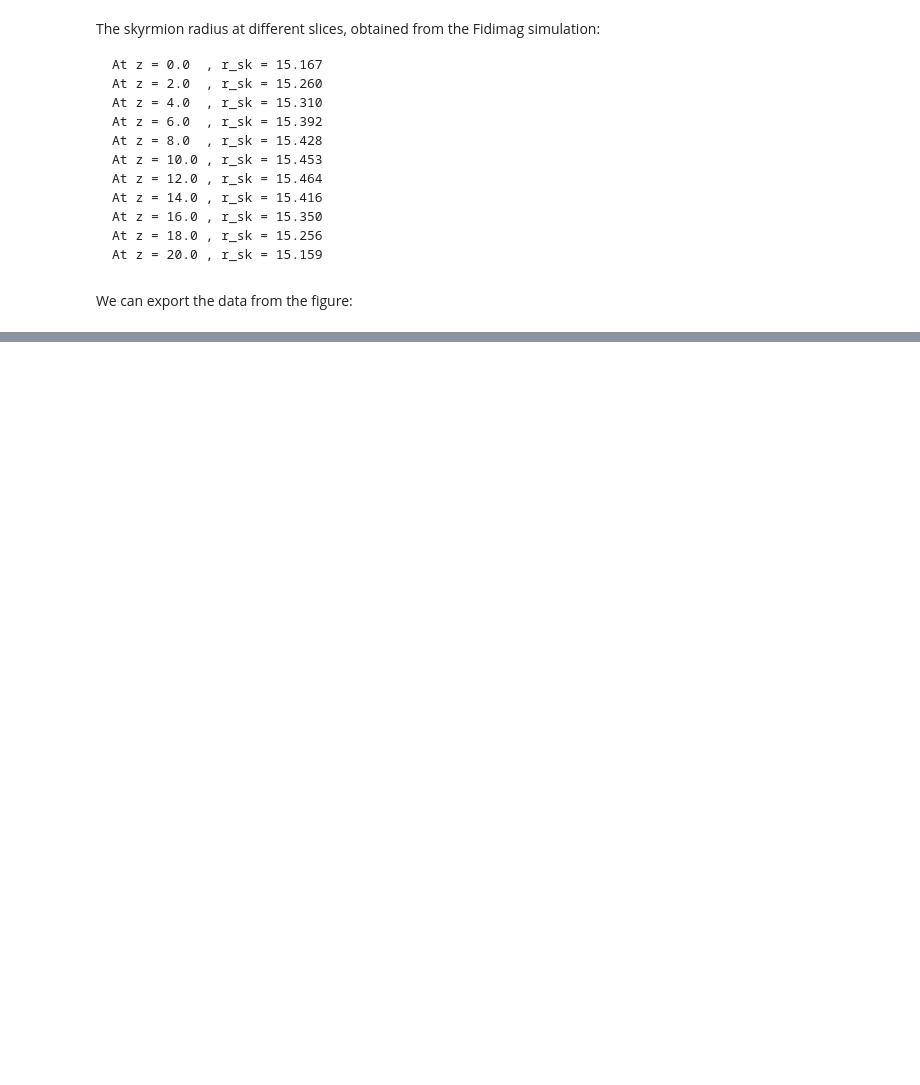
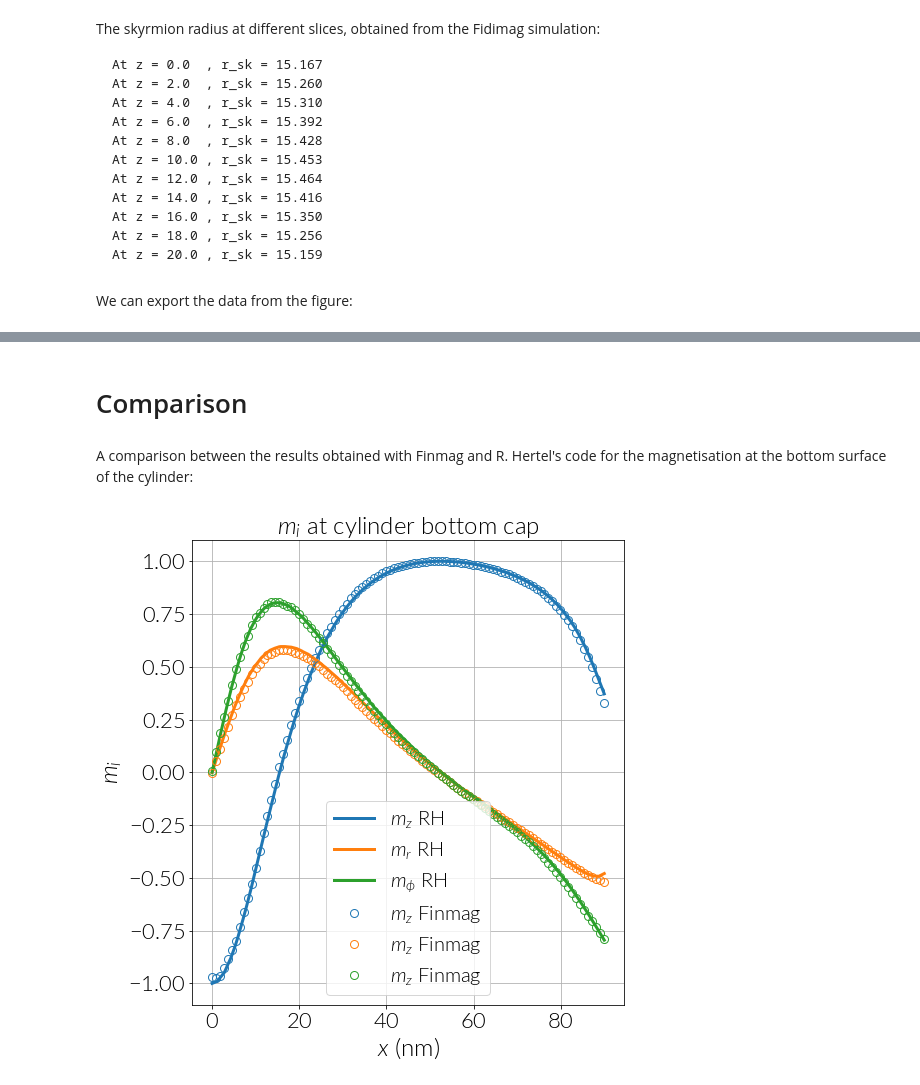
Before and after one commit to fangohr/paper-supplement-standard-problem-dmi, a Jupyter notebook: notebooks/3d_problem_cylinder-finmag.ipynb, the cells around one changed output, grey strips where cells are left out. Drawn from its saved outputs; the diff is of its cells as text; code cells hidden in the pictures; blank space fills up the shorter version.

```diff
--- a/notebooks/3d_problem_cylinder-finmag.ipynb
+++ b/notebooks/3d_problem_cylinder-finmag.ipynb
@@ -210,0 +261,39 @@ np.savetxt('data/results_3d_cylinder_finmag/result_3d_cylinder_x-mphi_top_finmag
+# %% [markdown]
+# Comparison
+# %% [markdown]
+A comparison between the results obtained with Finmag and R. Hertel's code for the magnetisation at the bottom surface of the cylinder:
+# %%
+fig, ax1 = plt.subplots(nrows=1, figsize=(8, 8))
+
+# -----------------------------------------------------------------------------
+
+ax1.plot(m_bottom_RH[:, 0] * 100, m_bottom_RH[:, 5], '-', label=r'$m_{z}$ RH', lw=3)
+ax1.plot(m_bottom_RH[:, 0] * 100, m_bottom_RH[:, 3], '-', label=r'$m_{r}$ RH', lw=3)
+ax1.plot(m_bottom_RH[:, 0] * 100, m_bottom_RH[:, 4], '-', label=r'$m_{\phi}$ RH', lw=3)
+
+ax1.plot(m_bottom[:, 0], m_bottom[:, 5], 'oC0', label=r'$m_{z}$ Finmag', ms=8, markerfacecolor='None')
+ax1.plot(m_bottom[:, 0], m_bottom[:, 6], 'oC1', label=r'$m_{z}$ Finmag', ms=8, markerfacecolor='None')
+ax1.plot(m_bottom[:, 0], m_bottom[:, 7], 'oC2', label=r'$m_{z}$ Finmag', ms=8, markerfacecolor='None')
+
+# ax1.plot(m_bottom_RH[:, 0], m_bottom_RH[:, 6], 'o-', label=r'$m_{r}$')
+# ax1.plot(m_bottom_RH[:, 0], m_bottom_RH[:, 7], 'o-', label=r'$m_{\phi}$')
+
+# ax1.axvline(x=r_sk_F, color='k', lw=1, ls='--')
+
+ax1.grid()
+plt.legend(loc=0)
+# ax1.set_xlim(0, 75)
+# ax1.set_ylim(-1.1, 1.1)
+
+ax1.set_xlabel(r'$x$ (nm)')
+ax1.set_ylabel(r'$m_{i}$')
+
+ax1.text(0.5, 1.0, r'$m_{i}$ at cylinder bottom cap',
+         horizontalalignment='center', verticalalignment='bottom',
+         transform=ax1.transAxes)
+
+plt.tight_layout()
+
+plt.savefig('../paper/result_3d_cylinder_Finmag-RHertel_comparison.pdf', bbox_inches='tight')
+# %% [output]
+[figure, added]
```
Also changed, not shown: parts of 10 cells of this notebook, 5 other files.
